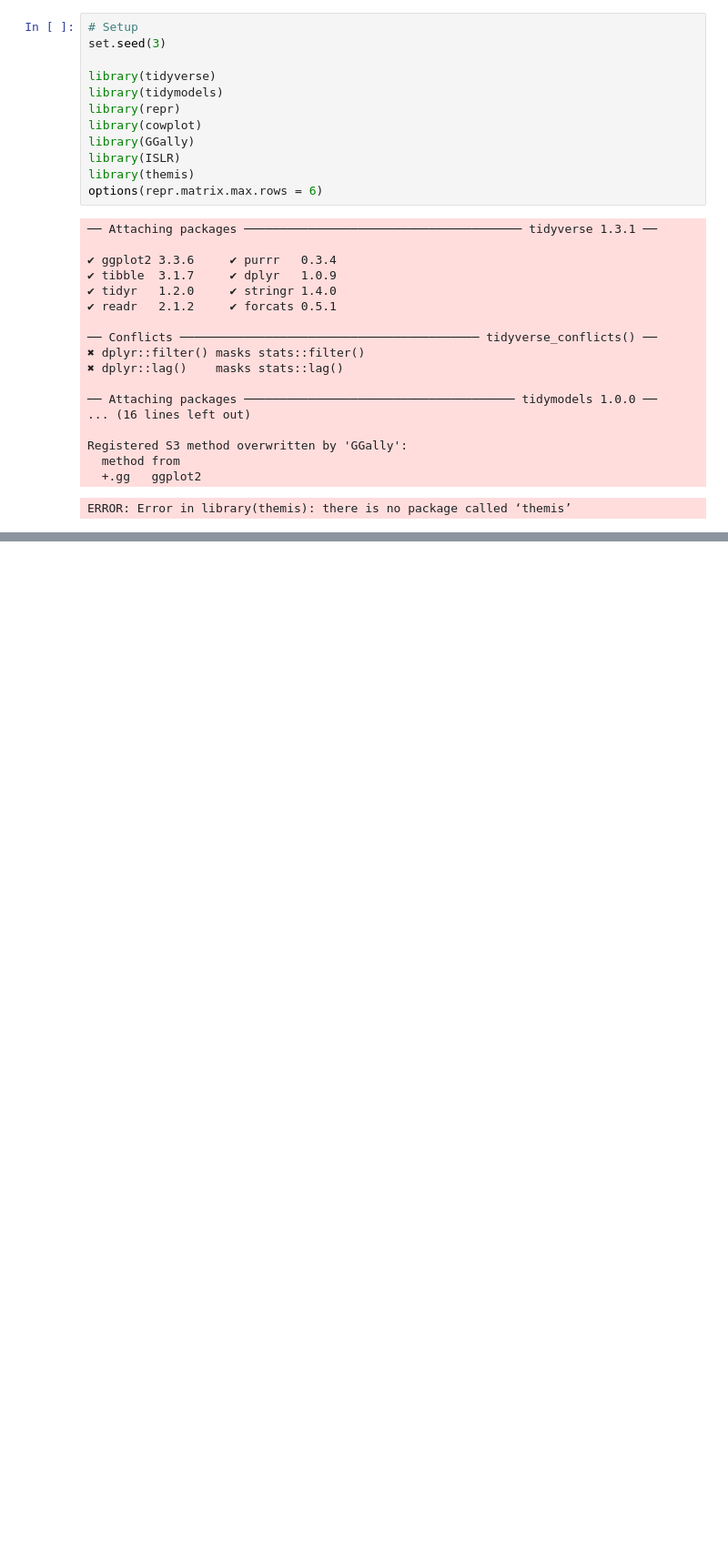
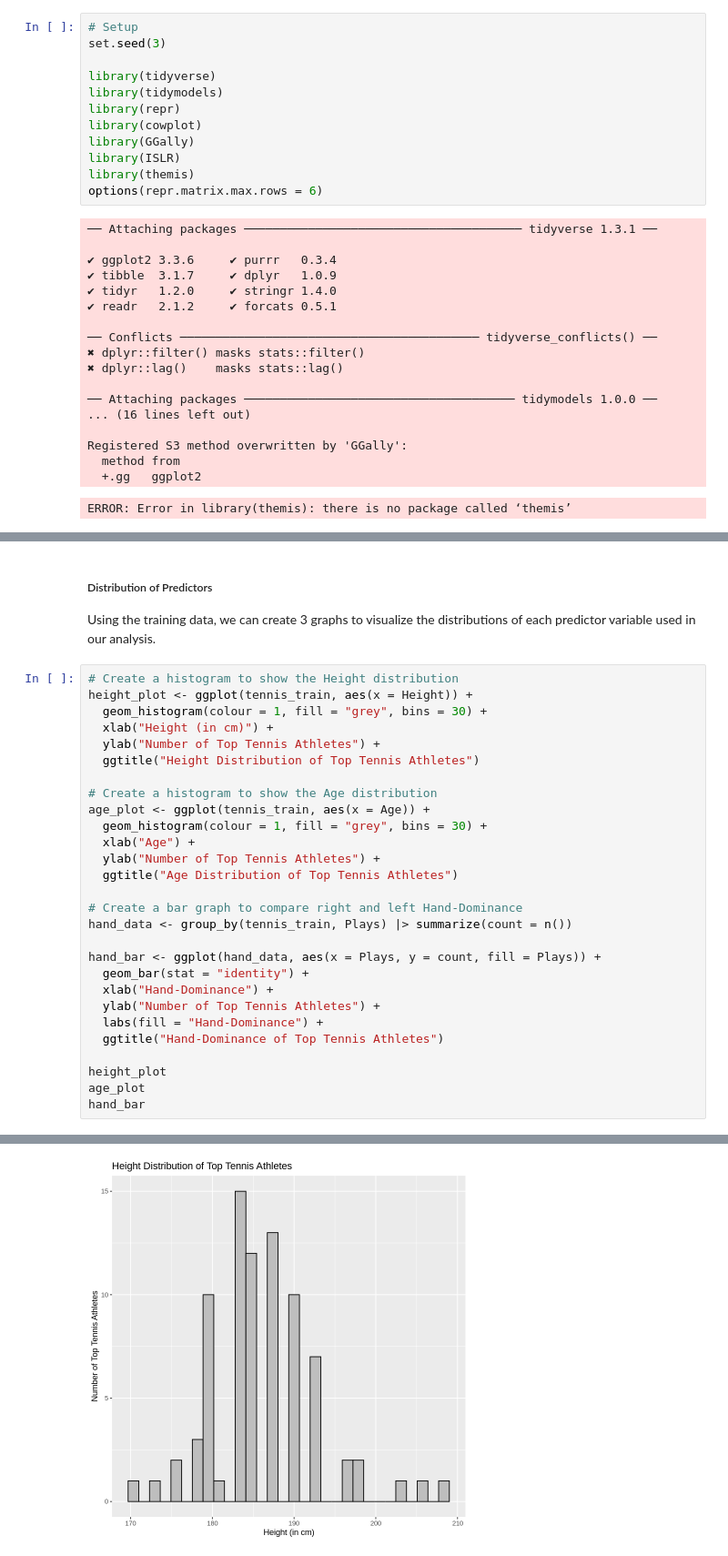
Before and after one commit to emilywang0/dsci-tennis-data-analysis, a Jupyter notebook: Proposal.ipynb, the cells around one changed output, grey strips where cells are left out. Shown: that part at 91% size. Drawn from its saved outputs; the diff is of its cells as text; blank space fills up the shorter version.

```diff
--- a/Proposal.ipynb
+++ b/Proposal.ipynb
@@ -148,0 +136,32 @@ Value   25.905     185.830              271.000      500.000
+# %% [markdown]
+##### Distribution of Predictors
+Using the training data, we can create 3 graphs to visualize the distributions of each predictor variable used in our analysis.
+# %%
+# Create a histogram to show the Height distribution
+height_plot <- ggplot(tennis_train, aes(x = Height)) +
+  geom_histogram(colour = 1, fill = "grey", bins = 30) +
+  xlab("Height (in cm)") +
+  ylab("Number of Top Tennis Athletes") +
+  ggtitle("Height Distribution of Top Tennis Athletes")
+
+# Create a histogram to show the Age distribution
+age_plot <- ggplot(tennis_train, aes(x = Age)) +
+  geom_histogram(colour = 1, fill = "grey", bins = 30) +
+  xlab("Age") +
+  ylab("Number of Top Tennis Athletes") +
+  ggtitle("Age Distribution of Top Tennis Athletes")
+
+# Create a bar graph to compare right and left Hand-Dominance
+hand_data <- group_by(tennis_train, Plays) |> summarize(count = n())
+
+hand_bar <- ggplot(hand_data, aes(x = Plays, y = count, fill = Plays)) +
+  geom_bar(stat = "identity") +
+  xlab("Hand-Dominance") +
+  ylab("Number of Top Tennis Athletes") +
+  labs(fill = "Hand-Dominance") +
+  ggtitle("Hand-Dominance of Top Tennis Athletes")
+
+height_plot
+age_plot
+hand_bar
+# %% [output]
@@ -148,0 +172 @@ Value   25.905     185.830              271.000      500.000
+[figure, added]
```
Also changed, not shown: parts of 7 cells of this notebook.
